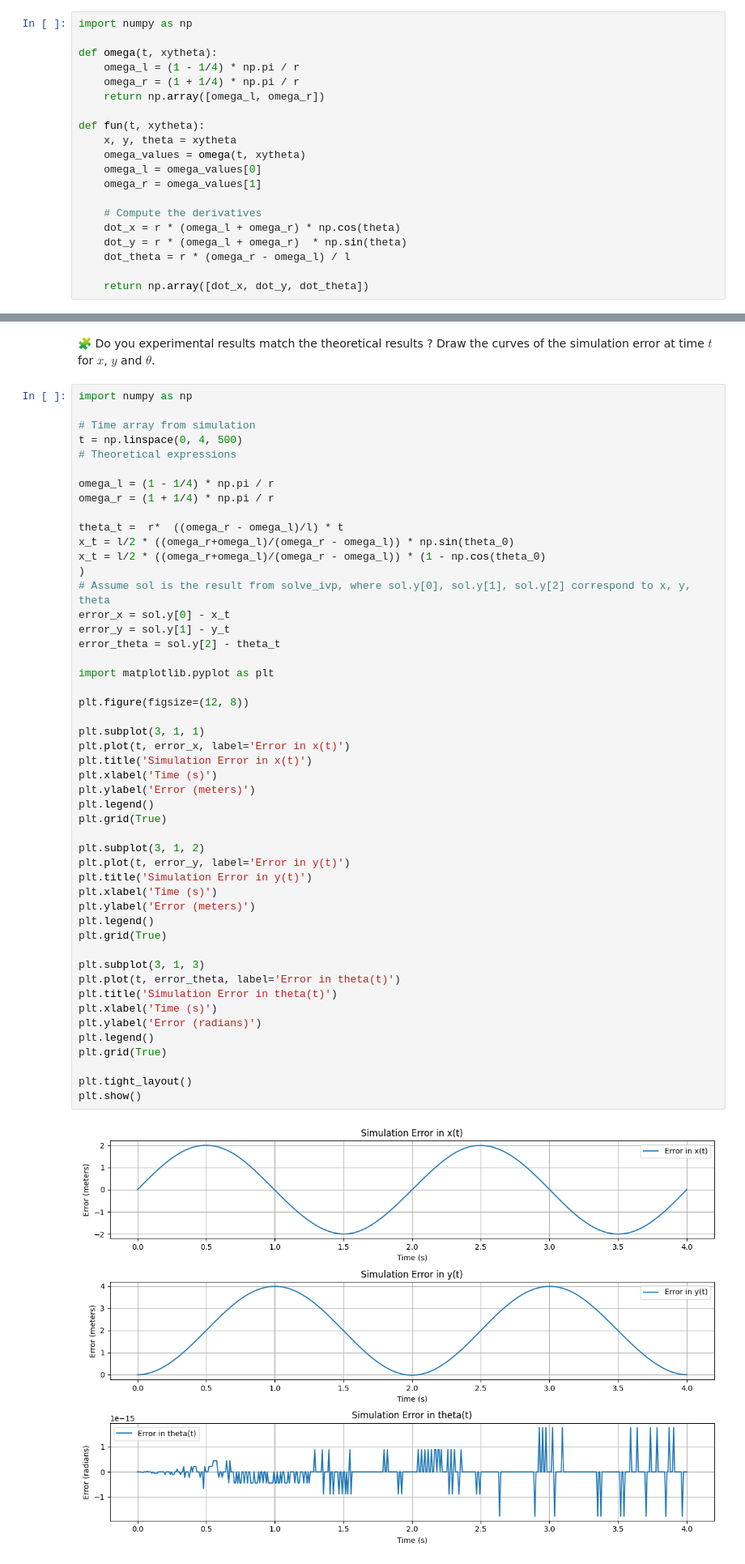
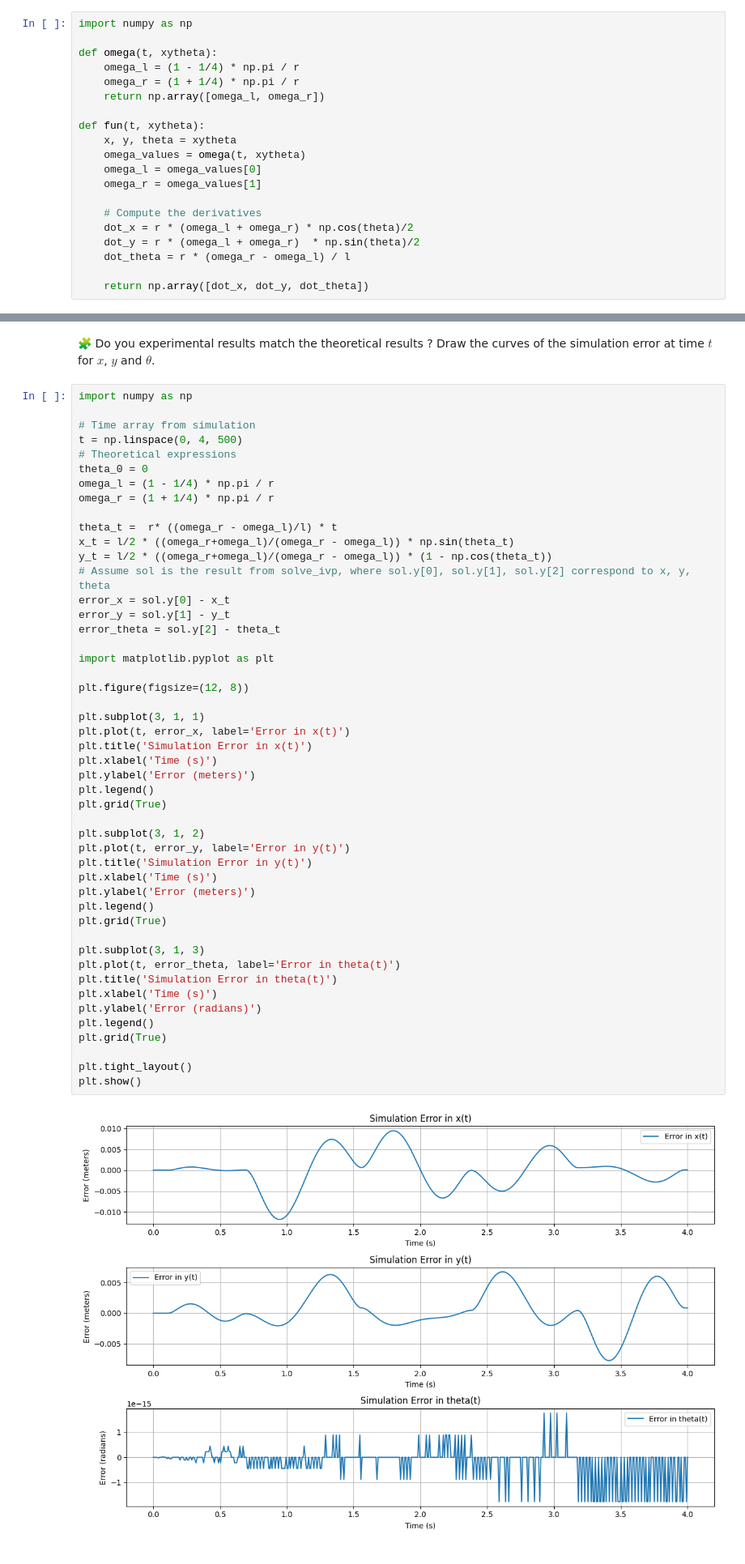
Before and after one commit to ahmedelalaoui142/control-engineering-with-python-project-2023-2024, a Jupyter notebook: Copie_de_Project_part_1.ipynb, the cells around one changed output, grey strips where cells are left out. Shown: that part at 81% size. Saved outputs shown, nothing was run; the diff lists cells and outputs as text.

```diff
--- a/Copie_de_Project_part_1.ipynb
+++ b/Copie_de_Project_part_1.ipynb
@@ -235,8 +235,8 @@ def fun(t, xytheta):
     omega_r = omega_values[1]
 
     # Compute the derivatives
-    dot_x = r * (omega_l + omega_r) * np.cos(theta)
-    dot_y = r * (omega_l + omega_r)  * np.sin(theta)
+    dot_x = r * (omega_l + omega_r) * np.cos(theta)/2
+    dot_y = r * (omega_l + omega_r)  * np.sin(theta)/2
     dot_theta = r * (omega_r - omega_l) / l
 
     return np.array([dot_x, dot_y, dot_theta])
@@ -387,14 +387,13 @@ import numpy as np
 # Time array from simulation
 t = np.linspace(0, 4, 500)
 # Theoretical expressions
-
+theta_0 = 0
 omega_l = (1 - 1/4) * np.pi / r
 omega_r = (1 + 1/4) * np.pi / r
 
-theta_t =  r*  ((omega_r - omega_l)/l) * t
-x_t = l/2 * ((omega_r+omega_l)/(omega_r - omega_l)) * np.sin(theta_0)
-x_t = l/2 * ((omega_r+omega_l)/(omega_r - omega_l)) * (1 - np.cos(theta_0)
-)
+theta_t =  r* ((omega_r - omega_l)/l) * t
+x_t = l/2 * ((omega_r+omega_l)/(omega_r - omega_l)) * np.sin(theta_t)
+y_t = l/2 * ((omega_r+omega_l)/(omega_r - omega_l)) * (1 - np.cos(theta_t))
 # Assume sol is the result from solve_ivp, where sol.y[0], sol.y[1], sol.y[2] correspond to x, y, theta
 error_x = sol.y[0] - x_t
 error_y = sol.y[1] - y_t
@@ -404,34 +403,34 @@ import matplotlib.pyplot as plt
 
 plt.figure(figsize=(12, 8))
 
 plt.subplot(3, 1, 1)
 plt.plot(t, error_x, label='Error in x(t)')
 plt.title('Simulation Error in x(t)')
 plt.xlabel('Time (s)')
 plt.ylabel('Error (meters)')
 plt.legend()
 plt.grid(True)
 
 plt.subplot(3, 1, 2)
 plt.plot(t, error_y, label='Error in y(t)')
 plt.title('Simulation Error in y(t)')
 plt.xlabel('Time (s)')
 plt.ylabel('Error (meters)')
 plt.legend()
 plt.grid(True)
 
 plt.subplot(3, 1, 3)
 plt.plot(t, error_theta, label='Error in theta(t)')
 plt.title('Simulation Error in theta(t)')
 plt.xlabel('Time (s)')
 plt.ylabel('Error (radians)')
 plt.legend()
 plt.grid(True)
 
 plt.tight_layout()
 plt.show()
 # %% [output]
-[figure, old version]
+[figure, new version]
 # %% [markdown]
 🧩 If needed, adjust the simulation parameters the simulated position error is less than $1\, \mathrm{ mm}$.
 # %%
```
Also changed, not shown: parts of 4 cells of this notebook.
